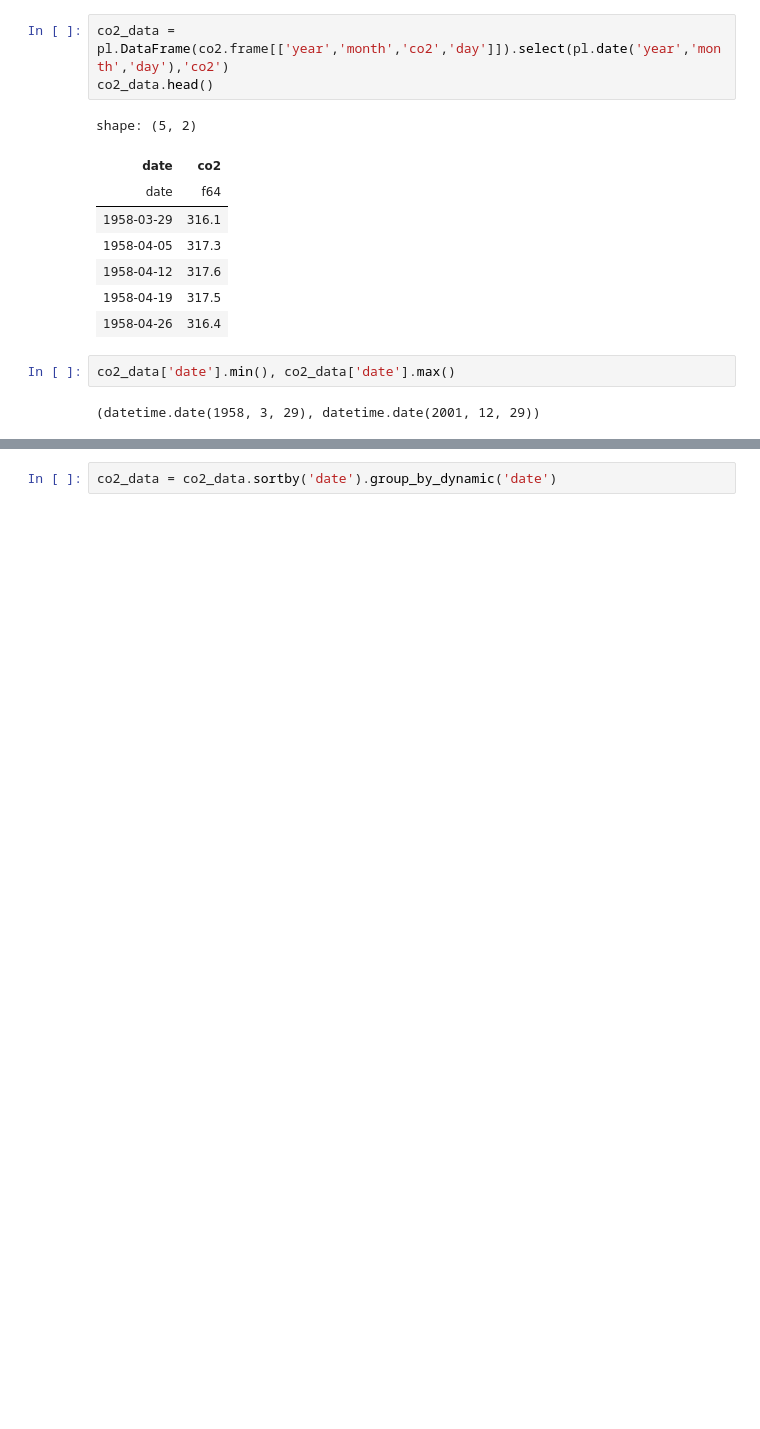
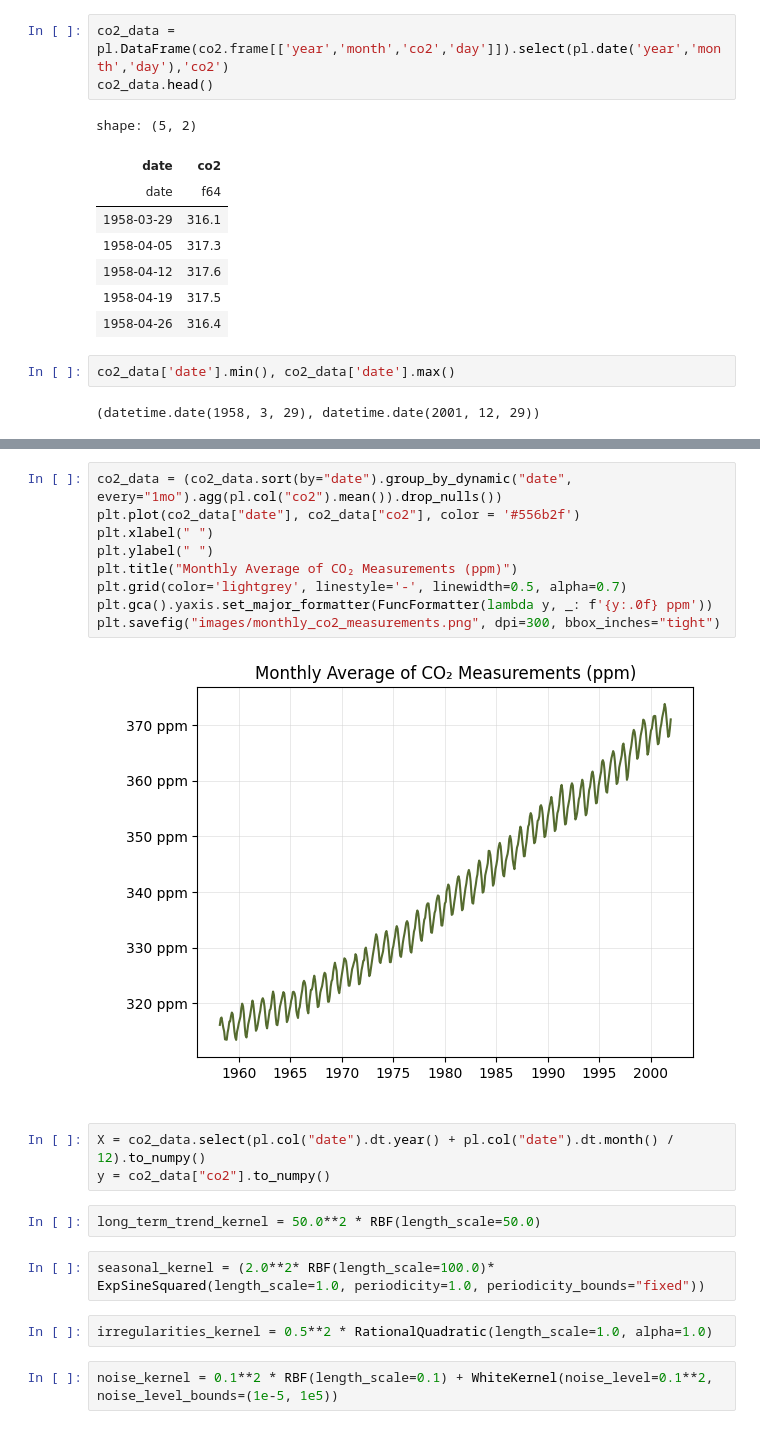
Before and after one commit to andreaycaceres/gaussian-process-co2-forecasting, a Jupyter notebook: gaussian_processes.ipynb, the cells around one changed output, grey strips where cells are left out. Saved outputs shown, nothing was run; the diff lists cells and outputs as text; blank space fills up the shorter version.

```diff
--- a/gaussian_processes.ipynb
+++ b/gaussian_processes.ipynb
@@ -44,2 +51,22 @@ Text(0.5, 1.0, 'raw air samples measurements from the mauna loa observatory')
+# %%
+co2_data = (co2_data.sort(by="date").group_by_dynamic("date", every="1mo").agg(pl.col("co2").mean()).drop_nulls())
+plt.plot(co2_data["date"], co2_data["co2"], color = '#556b2f')
+plt.xlabel(" ")
+plt.ylabel(" ")
+plt.title("Monthly Average of CO₂ Measurements (ppm)")
+plt.grid(color='lightgrey', linestyle='-', linewidth=0.5, alpha=0.7)
+plt.gca().yaxis.set_major_formatter(FuncFormatter(lambda y, _: f'{y:.0f} ppm'))
+plt.savefig("images/monthly_co2_measurements.png", dpi=300, bbox_inches="tight")
+# %% [output]
+[figure, added]
 # %%
-co2_data = co2_data.sortby('date').group_by_dynamic('date')
+X = co2_data.select(pl.col("date").dt.year() + pl.col("date").dt.month() / 12).to_numpy()
+y = co2_data["co2"].to_numpy()
+# %%
+long_term_trend_kernel = 50.0**2 * RBF(length_scale=50.0)
+# %%
+seasonal_kernel = (2.0**2* RBF(length_scale=100.0)* ExpSineSquared(length_scale=1.0, periodicity=1.0, periodicity_bounds="fixed"))
+# %%
+irregularities_kernel = 0.5**2 * RationalQuadratic(length_scale=1.0, alpha=1.0)
+# %%
+noise_kernel = 0.1**2 * RBF(length_scale=0.1) + WhiteKernel(noise_level=0.1**2, noise_level_bounds=(1e-5, 1e5))
```
Also changed, not shown: parts of 7 cells of this notebook, 2 other files.
